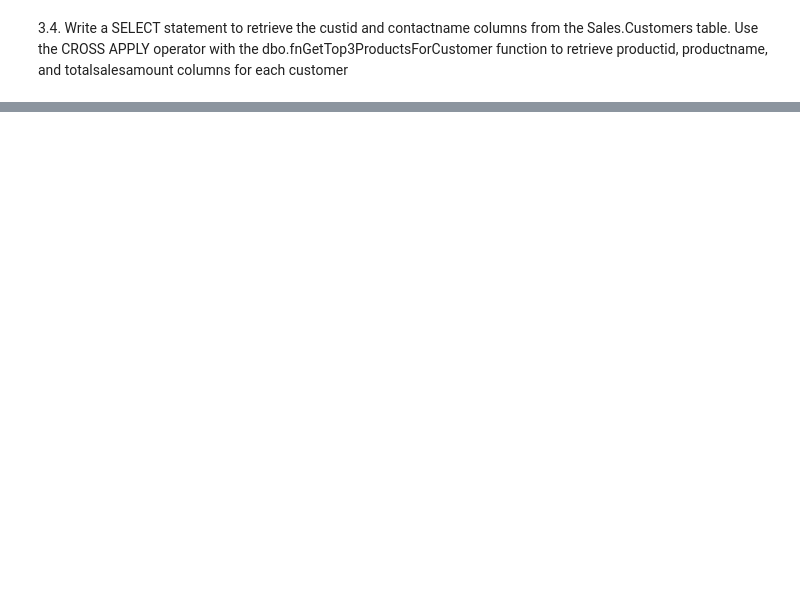
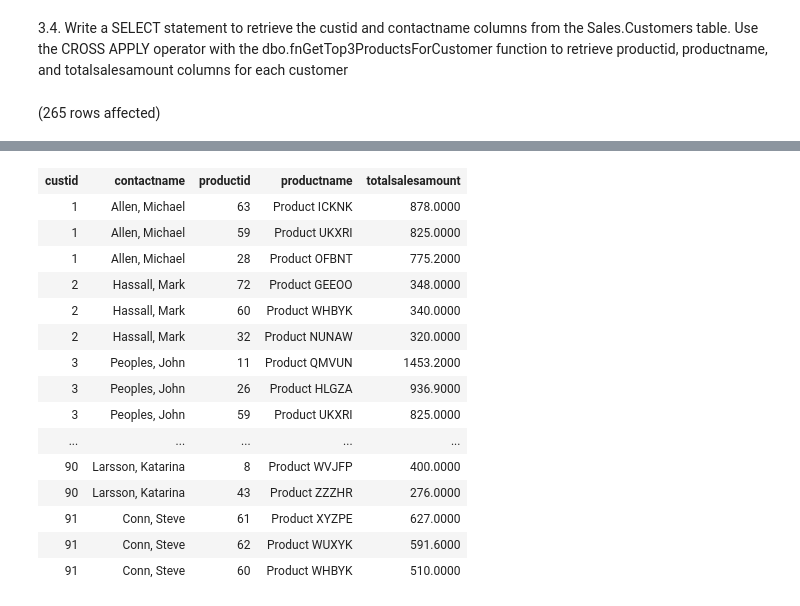
Before and after one commit to FranH20/LaboratorioBDII_02, a Jupyter notebook: Laboratorio N° 02.ipynb, the cells around one changed output, grey strips where cells are left out. Cells and saved outputs as stored; diff of their text form; code cells hidden in the pictures; blank space fills up the shorter version.

```diff
--- a/Laboratorio N° 02.ipynb
+++ b/Laboratorio N° 02.ipynb
@@ -210,2 +254,10 @@ ORDER BY totalsalesamount DESC;
 # %% [markdown]
 3.4. Write a SELECT statement to retrieve the custid and contactname columns from the Sales.Customers table. Use the CROSS APPLY operator with the dbo.fnGetTop3ProductsForCustomer function to retrieve productid, productname, and totalsalesamount columns for each customer
+# %%
+SELECT
+    c.custid, c.contactname, p.productid, p.productname, p.totalsalesamount
+FROM Sales.Customers AS c
+CROSS APPLY dbo.fnGetTop3ProductsForCustomer (c.custid) AS p
+ORDER BY c.custid
+# %% [output]
+(265 rows affected)
@@ -211,0 +265,16 @@ ORDER BY totalsalesamount DESC;
+| custid | contactname | productid | productname | totalsalesamount |
+| 1 | Allen, Michael | 63 | Product ICKNK | 878.0000 |
+| 1 | Allen, Michael | 59 | Product UKXRI | 825.0000 |
+| 1 | Allen, Michael | 28 | Product OFBNT | 775.2000 |
+| 2 | Hassall, Mark | 72 | Product GEEOO | 348.0000 |
+| 2 | Hassall, Mark | 60 | Product WHBYK | 340.0000 |
+| 2 | Hassall, Mark | 32 | Product NUNAW | 320.0000 |
+| 3 | Peoples, John | 11 | Product QMVUN | 1453.2000 |
+| 3 | Peoples, John | 26 | Product HLGZA | 936.9000 |
+| 3 | Peoples, John | 59 | Product UKXRI | 825.0000 |
+| ... | ... | ... | ... | ... |
+| 90 | Larsson, Katarina | 8 | Product WVJFP | 400.0000 |
+| 90 | Larsson, Katarina | 43 | Product ZZZHR | 276.0000 |
+| 91 | Conn, Steve | 61 | Product XYZPE | 627.0000 |
+| 91 | Conn, Steve | 62 | Product WUXYK | 591.6000 |
+| 91 | Conn, Steve | 60 | Product WHBYK | 510.0000 |
```
Also changed, not shown: parts of 14 cells of this notebook.
